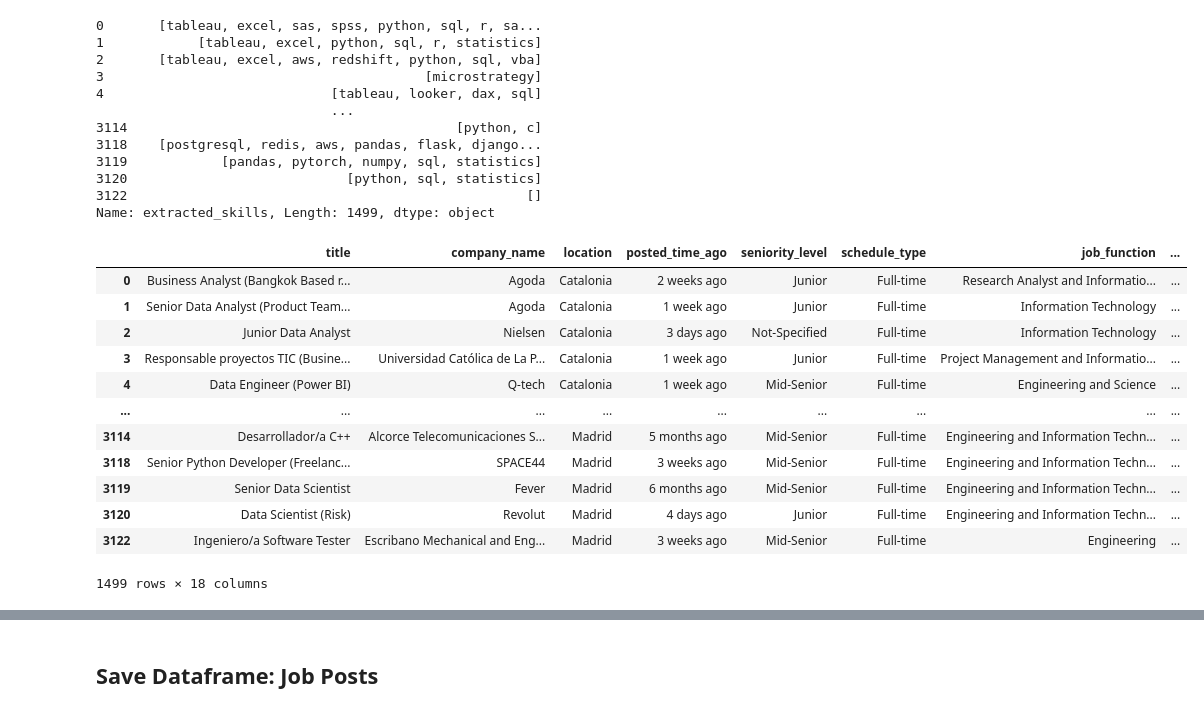
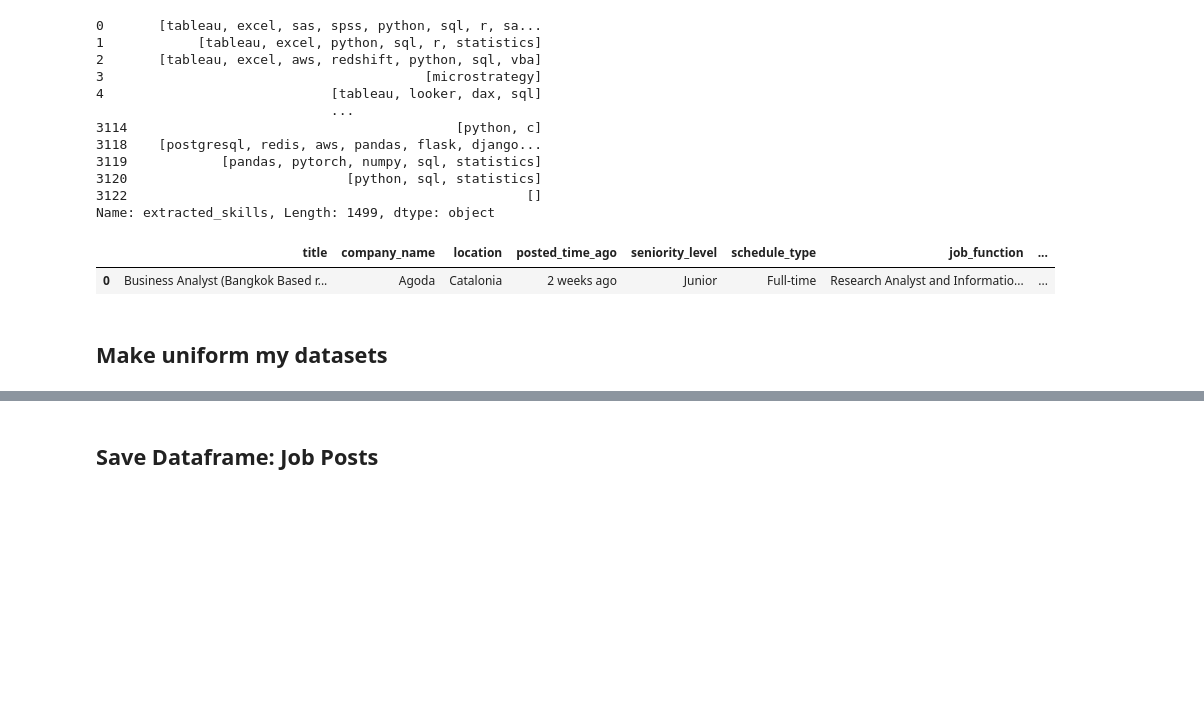
Before and after one commit to MairaMG/Data_Skills_Radar, a Jupyter notebook: notebooks/ETL_Spain.ipynb, the cells around one changed output, grey strips where cells are left out. Cells and saved outputs as stored; diff of their text form; code cells hidden in the pictures; blank space fills up the shorter version.

```diff
--- a/notebooks/ETL_Spain.ipynb
+++ b/notebooks/ETL_Spain.ipynb
@@ -207,15 +207,17 @@ df.head(2)
 # %% [markdown]
 ## Creating a New Column: "Role"
 # %%
+import numpy as np
+
 def get_role_name(row):
     title_cleaned = row['title_cleaned']
     experience_level = row['experience_level']
 
-    if experience_level == "Not-Specified":
+    if pd.isnull(experience_level) or experience_level == "Not-Specified":
         return title_cleaned
-    elif title_cleaned is None:
+    elif pd.isnull(title_cleaned):
         return None
     else:
-        return f"{title_cleaned} {experience_level}"
+        return f"{title_cleaned} {experience_level}" if not pd.isnull(experience_level) else title_cleaned
 # %%
 df['role'] = df.apply(get_role_name, axis=1)
@@ -379,19 +421,10 @@ df['extracted_skills']
 3122                                                   []
 Name: extracted_skills, Length: 1499, dtype: object
 # %%
-df
+df.head(1)
 # %% [output]
 |  | title | company_name | location | posted_time_ago | seniority_level | schedule_type | job_function | ... |
 | 0 | Business Analyst (Bangkok Based r... | Agoda | Catalonia | 2 weeks ago | Junior | Full-time | Research Analyst and Informatio... | ... |
-| 1 | Senior Data Analyst (Product Team... | Agoda | Catalonia | 1 week ago | Junior | Full-time | Information Technology | ... |
-| 2 | Junior Data Analyst | Nielsen | Catalonia | 3 days ago | Not-Specified | Full-time | Information Technology | ... |
-| 3 | Responsable proyectos TIC (Busine... | Universidad Católica de La P... | Catalonia | 1 week ago | Junior | Full-time | Project Management and Informatio... | ... |
-| 4 | Data Engineer (Power BI) | Q-tech | Catalonia | 1 week ago | Mid-Senior | Full-time | Engineering and Science | ... |
-| ... | ... | ... | ... | ... | ... | ... | ... | ... |
-| 3114 | Desarrollador/a C++ | Alcorce Telecomunicaciones S... | Madrid | 5 months ago | Mid-Senior | Full-time | Engineering and Information Techn... | ... |
-| 3118 | Senior Python Developer (Freelanc... | SPACE44 | Madrid | 3 weeks ago | Mid-Senior | Full-time | Engineering and Information Techn... | ... |
-| 3119 | Senior Data Scientist | Fever | Madrid | 6 months ago | Mid-Senior | Full-time | Engineering and Information Techn... | ... |
-| 3120 | Data Scientist (Risk) | Revolut | Madrid | 4 days ago | Junior | Full-time | Engineering and Information Techn... | ... |
-| 3122 | Ingeniero/a Software Tester | Escribano Mechanical and Eng... | Madrid | 3 weeks ago | Mid-Senior | Full-time | Engineering | ... |
-1499 rows × 18 columns
+# %% [markdown]
+## Make uniform my datasets
 # %%
```
Also changed, not shown: parts of 20 cells of this notebook, 4 other files.
